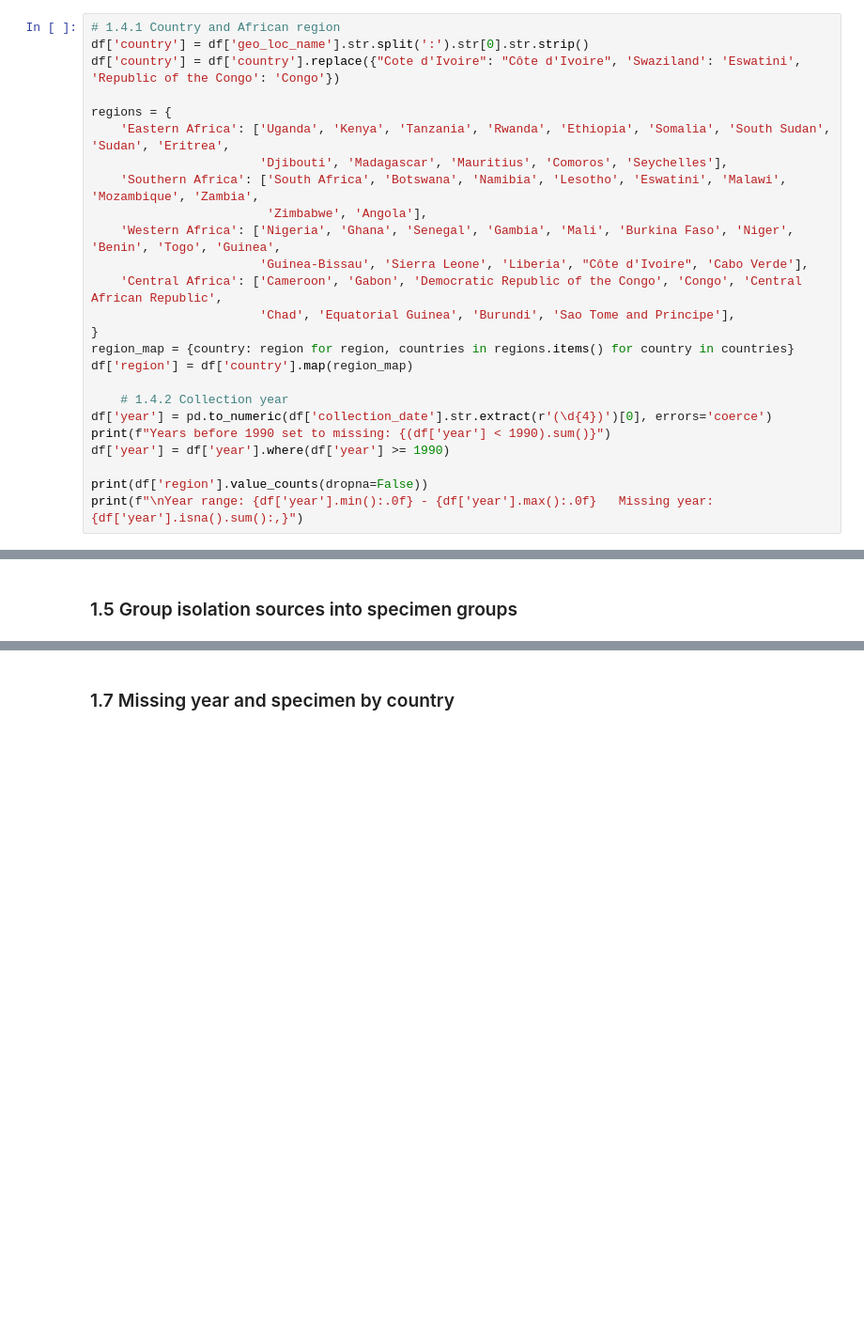
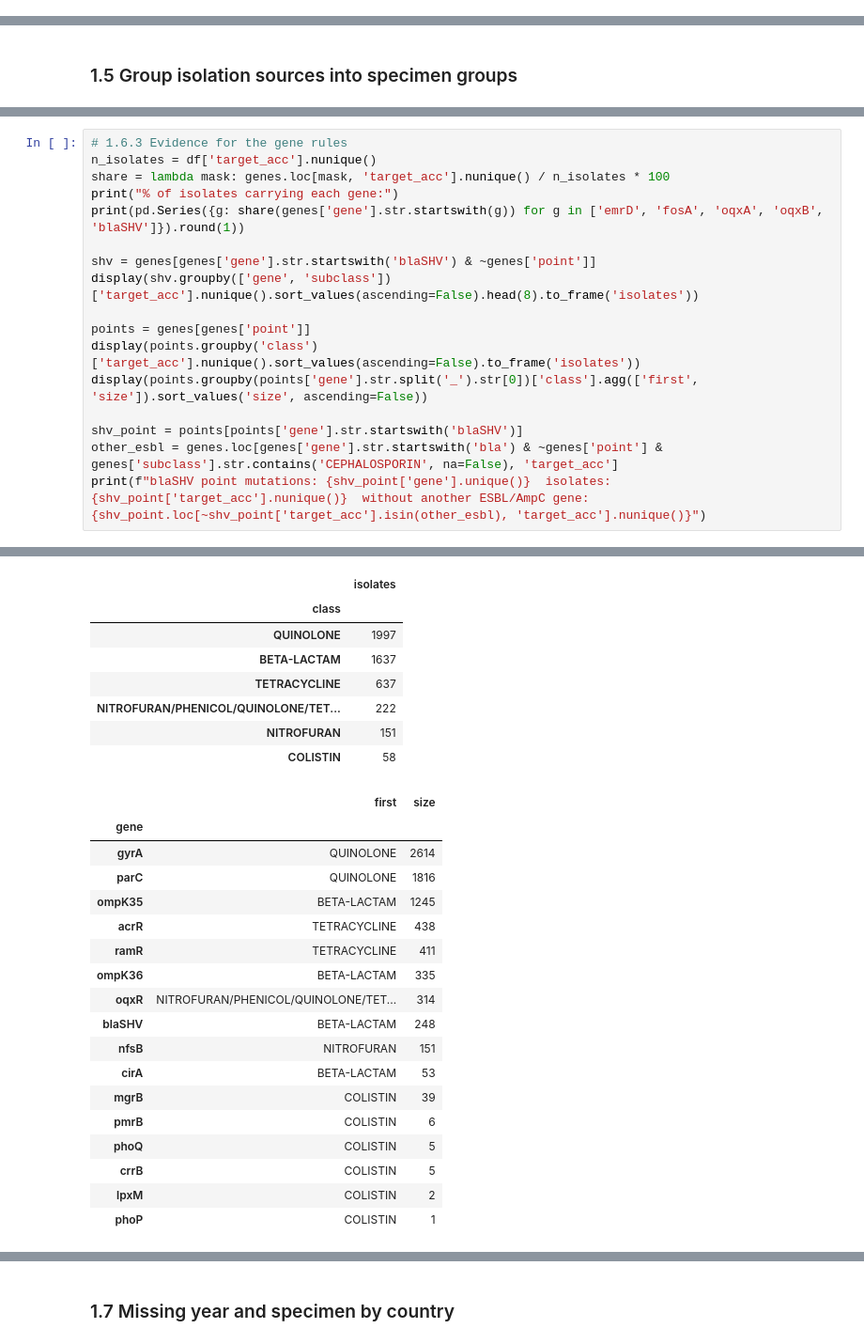
Before and after one commit to Jeremy-K-coder/klebsiella_amr_ssa, a Jupyter notebook: klebsiella_amr_descriptive_diagnostic.ipynb, the cells around one changed output, grey strips where cells are left out. Shown at 94% size. Cells and saved outputs as stored; diff of their text form; blank space fills up the shorter version.

```diff
--- a/klebsiella_amr_descriptive_diagnostic.ipynb
+++ b/klebsiella_amr_descriptive_diagnostic.ipynb
@@ -142,28 +144,3 @@ Isolates with lab susceptibility results: 108 (1.1%)
 ### 1.4 Country, region and collection year
 
 Countries are grouped into the African Union regions used by Africa CDC.
-# %%
-# 1.4.1 Country and African region
-df['country'] = df['geo_loc_name'].str.split(':').str[0].str.strip()
-df['country'] = df['country'].replace({"Cote d'Ivoire": "Côte d'Ivoire", 'Swaziland': 'Eswatini', 'Republic of the Congo': 'Congo'})
-
-regions = {
-    'Eastern Africa': ['Uganda', 'Kenya', 'Tanzania', 'Rwanda', 'Ethiopia', 'Somalia', 'South Sudan', 'Sudan', 'Eritrea',
-                       'Djibouti', 'Madagascar', 'Mauritius', 'Comoros', 'Seychelles'],
-    'Southern Africa': ['South Africa', 'Botswana', 'Namibia', 'Lesotho', 'Eswatini', 'Malawi', 'Mozambique', 'Zambia',
-                        'Zimbabwe', 'Angola'],
-    'Western Africa': ['Nigeria', 'Ghana', 'Senegal', 'Gambia', 'Mali', 'Burkina Faso', 'Niger', 'Benin', 'Togo', 'Guinea',
-                       'Guinea-Bissau', 'Sierra Leone', 'Liberia', "Côte d'Ivoire", 'Cabo Verde'],
-    'Central Africa': ['Cameroon', 'Gabon', 'Democratic Republic of the Congo', 'Congo', 'Central African Republic',
-                       'Chad', 'Equatorial Guinea', 'Burundi', 'Sao Tome and Principe'],
-}
-region_map = {country: region for region, countries in regions.items() for country in countries}
-df['region'] = df['country'].map(region_map)
-
-    # 1.4.2 Collection year
-df['year'] = pd.to_numeric(df['collection_date'].str.extract(r'(\d{4})')[0], errors='coerce')
-print(f"Years before 1990 set to missing: {(df['year'] < 1990).sum()}")
-df['year'] = df['year'].where(df['year'] >= 1990)
-
-print(df['region'].value_counts(dropna=False))
-print(f"\nYear range: {df['year'].min():.0f} - {df['year'].max():.0f}   Missing year: {df['year'].isna().sum():,}")
@@ -277,0 +294,18 @@ Gene hits: 157,532   Not found in catalog: 9
+# %%
+# 1.6.3 Evidence for the gene rules
+n_isolates = df['target_acc'].nunique()
+share = lambda mask: genes.loc[mask, 'target_acc'].nunique() / n_isolates * 100
+print("% of isolates carrying each gene:")
+print(pd.Series({g: share(genes['gene'].str.startswith(g)) for g in ['emrD', 'fosA', 'oqxA', 'oqxB', 'blaSHV']}).round(1))
+
+shv = genes[genes['gene'].str.startswith('blaSHV') & ~genes['point']]
+display(shv.groupby(['gene', 'subclass'])['target_acc'].nunique().sort_values(ascending=False).head(8).to_frame('isolates'))
+
+points = genes[genes['point']]
+display(points.groupby('class')['target_acc'].nunique().sort_values(ascending=False).to_frame('isolates'))
+display(points.groupby(points['gene'].str.split('_').str[0])['class'].agg(['first', 'size']).sort_values('size', ascending=False))
+
+shv_point = points[points['gene'].str.startswith('blaSHV')]
+other_esbl = genes.loc[genes['gene'].str.startswith('bla') & ~genes['point'] & genes['subclass'].str.contains('CEPHALOSPORIN', na=False), 'target_acc']
+print(f"blaSHV point mutations: {shv_point['gene'].unique()}  isolates: {shv_point['target_acc'].nunique()}  without another ESBL/AmpC gene: {shv_point.loc[~shv_point['target_acc'].isin(other_esbl), 'target_acc'].nunique()}")
+# %% [output]
@@ -277,0 +329,26 @@ Gene hits: 157,532   Not found in catalog: 9
+|  | isolates |
+| class |  |
+| QUINOLONE | 1997 |
+| BETA-LACTAM | 1637 |
+| TETRACYCLINE | 637 |
+| NITROFURAN/PHENICOL/QUINOLONE/TET... | 222 |
+| NITROFURAN | 151 |
+| COLISTIN | 58 |
+|  | first | size |
+| gene |  |  |
+| gyrA | QUINOLONE | 2614 |
+| parC | QUINOLONE | 1816 |
+| ompK35 | BETA-LACTAM | 1245 |
+| acrR | TETRACYCLINE | 438 |
+| ramR | TETRACYCLINE | 411 |
+| ompK36 | BETA-LACTAM | 335 |
+| oqxR | NITROFURAN/PHENICOL/QUINOLONE/TET... | 314 |
+| blaSHV | BETA-LACTAM | 248 |
+| nfsB | NITROFURAN | 151 |
+| cirA | BETA-LACTAM | 53 |
+| mgrB | COLISTIN | 39 |
+| pmrB | COLISTIN | 6 |
+| phoQ | COLISTIN | 5 |
+| crrB | COLISTIN | 5 |
+| lpxM | COLISTIN | 2 |
+| phoP | COLISTIN | 1 |
```
Also changed, not shown: parts of 26 cells of this notebook.
